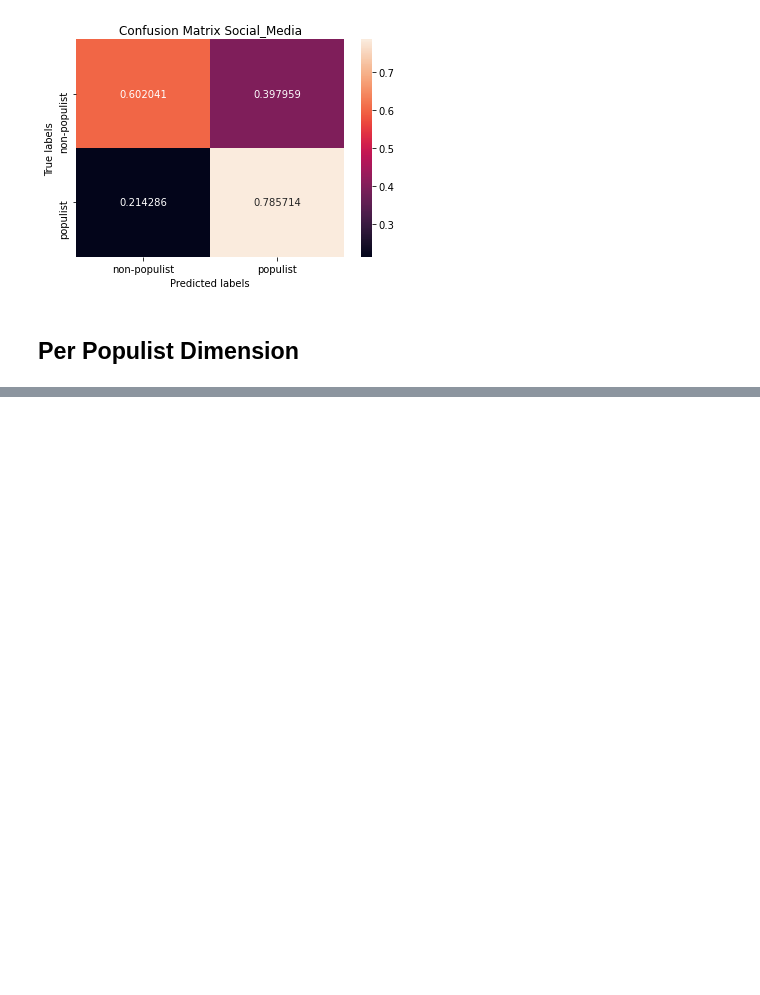
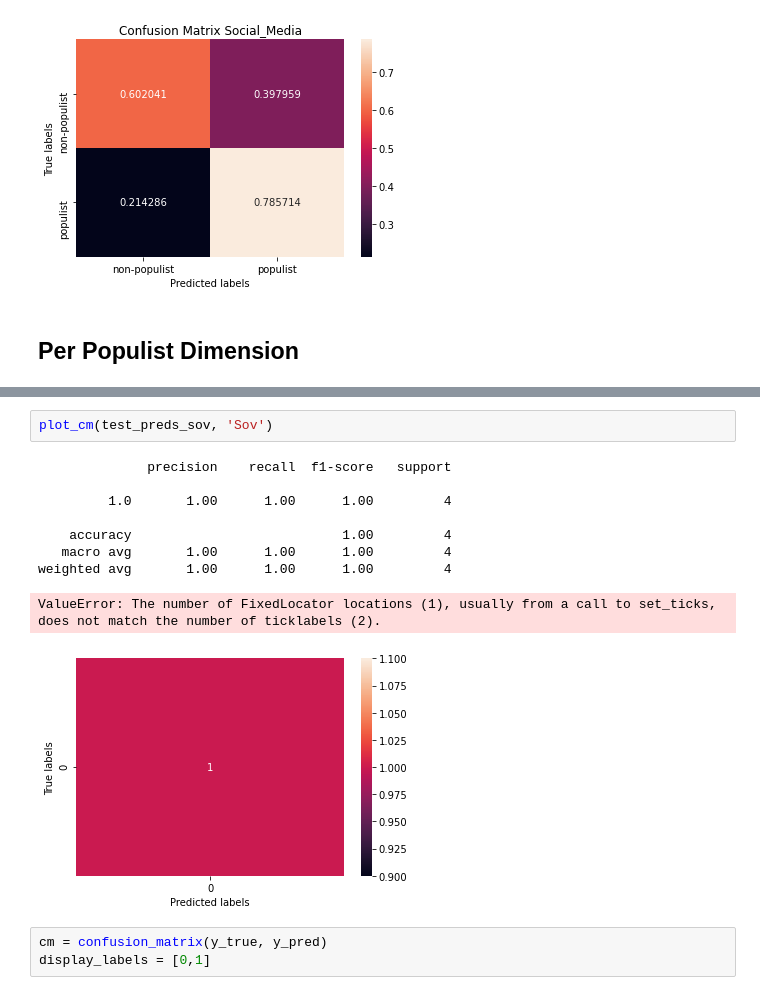
Before and after one commit to dschweim/WeakSupervisionForPopulismDetection, a Jupyter notebook: Notebooks/Interpretation and Error Analysis End Models.ipynb, the cells around one changed output, grey strips where cells are left out. Drawn from its saved outputs; the diff is of its cells as text; blank space fills up the shorter version.

```diff
--- a/Notebooks/Interpretation and Error Analysis End Models.ipynb
+++ b/Notebooks/Interpretation and Error Analysis End Models.ipynb
@@ -139,0 +151,15 @@ plot_cm(test_preds_pc, 'People-Cent')
+# %%
+plot_cm(test_preds_sov, 'Sov')
+# %% [output]
+              precision    recall  f1-score   support
+
+         1.0       1.00      1.00      1.00         4
+
+    accuracy                           1.00         4
+   macro avg       1.00      1.00      1.00         4
+weighted avg       1.00      1.00      1.00         4
+ValueError: The number of FixedLocator locations (1), usually from a call to set_ticks, does not match the number of ticklabels (2).
+[figure, added]
+# %%
+cm = confusion_matrix(y_true, y_pred)
+display_labels = [0,1]
```
Also changed, not shown: parts of 5 cells of this notebook, 4 other files.
